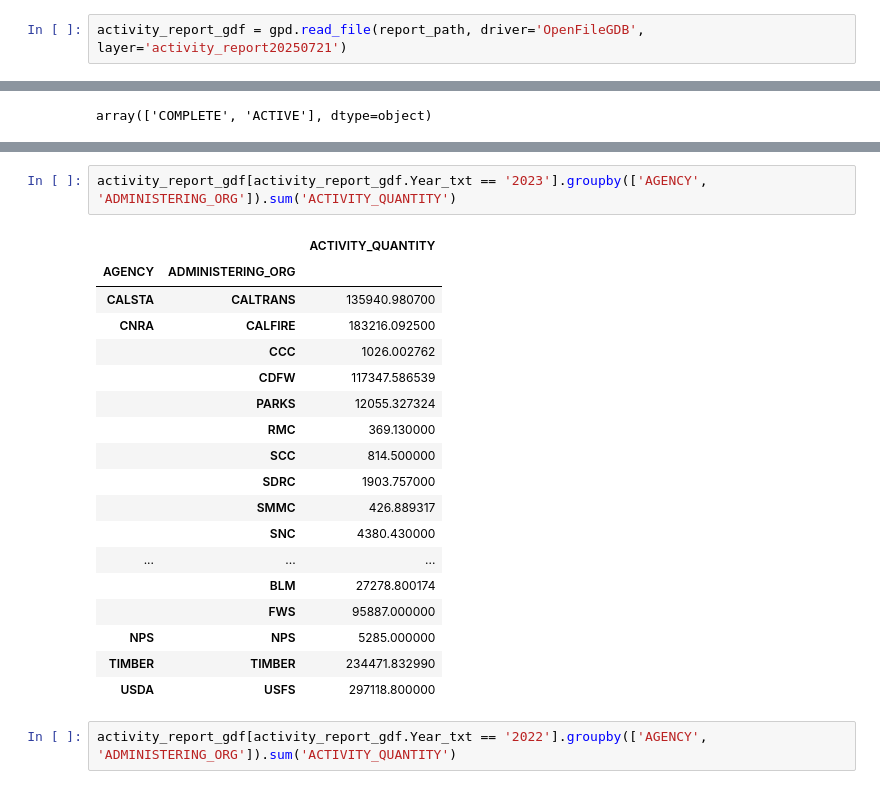
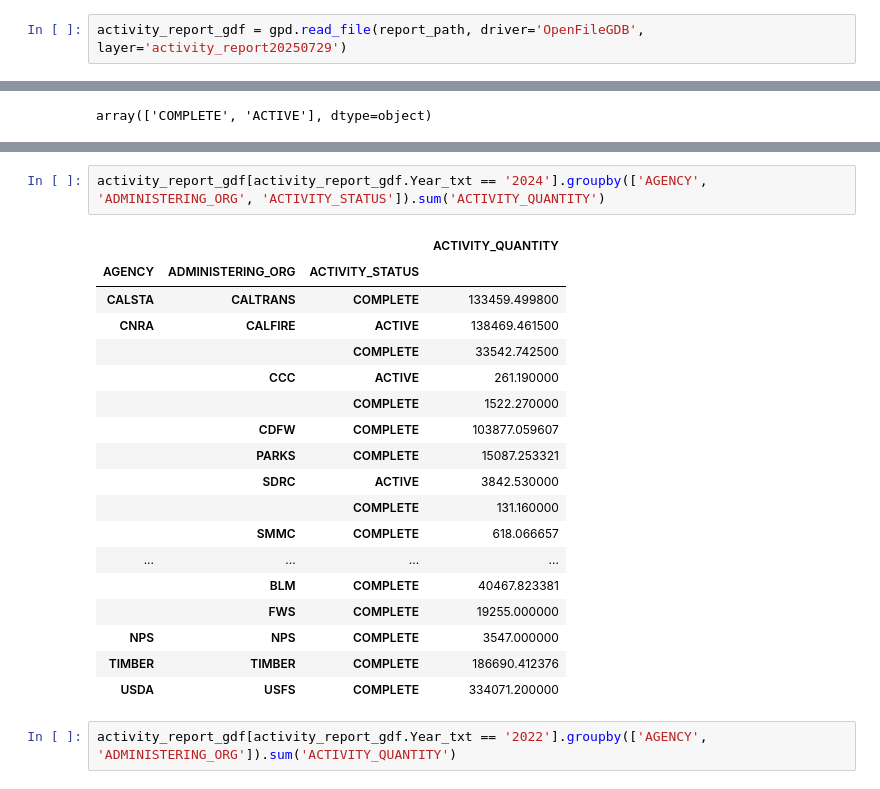
Before and after one commit to klinucsd/interagency-tracking-system, a Jupyter notebook: notebooks/Append.ipynb, the cells around one changed output, grey strips where cells are left out. Drawn from its saved outputs; the diff is of its cells as text.

```diff
--- a/notebooks/Append.ipynb
+++ b/notebooks/Append.ipynb
@@ -232,5 +299,5 @@ D:\WORK\wildfire\Interagency-Tracking-System\its\ITSGDB_backup\V2.0\reports.gdb
 # %%
-activity_report_gdf = gpd.read_file(report_path, driver='OpenFileGDB', layer='activity_report20250721')
+activity_report_gdf = gpd.read_file(report_path, driver='OpenFileGDB', layer='activity_report20250729')
 # %%
 activity_report_gdf.ACTIVITY_STATUS.unique()
 # %% [output]
@@ -254,24 +321,24 @@ activity_report_gdf[activity_report_gdf.ACTIVITY_CAT.isna()]
 # %%
-activity_report_gdf[activity_report_gdf.Year_txt == '2023'].groupby(['AGENCY', 'ADMINISTERING_ORG']).sum('ACTIVITY_QUANTITY')
+activity_report_gdf[activity_report_gdf.Year_txt == '2024'].groupby(['AGENCY', 'ADMINISTERING_ORG', 'ACTIVITY_STATUS']).sum('ACTIVITY_QUANTITY')
 # %% [output]
-|  |  | ACTIVITY_QUANTITY |
-| AGENCY | ADMINISTERING_ORG |  |
-| CALSTA | CALTRANS | 135940.980700 |
-| CNRA | CALFIRE | 183216.092500 |
-|  | CCC | 1026.002762 |
-|  | CDFW | 117347.586539 |
-|  | PARKS | 12055.327324 |
-|  | RMC | 369.130000 |
-|  | SCC | 814.500000 |
-|  | SDRC | 1903.757000 |
-|  | SMMC | 426.889317 |
-|  | SNC | 4380.430000 |
-| ... | ... | ... |
-|  | BLM | 27278.800174 |
-|  | FWS | 95887.000000 |
-| NPS | NPS | 5285.000000 |
-| TIMBER | TIMBER | 234471.832990 |
-| USDA | USFS | 297118.800000 |
+|  |  |  | ACTIVITY_QUANTITY |
+| AGENCY | ADMINISTERING_ORG | ACTIVITY_STATUS |  |
+| CALSTA | CALTRANS | COMPLETE | 133459.499800 |
+| CNRA | CALFIRE | ACTIVE | 138469.461500 |
+|  |  | COMPLETE | 33542.742500 |
+|  | CCC | ACTIVE | 261.190000 |
+|  |  | COMPLETE | 1522.270000 |
+|  | CDFW | COMPLETE | 103877.059607 |
+|  | PARKS | COMPLETE | 15087.253321 |
+|  | SDRC | ACTIVE | 3842.530000 |
+|  |  | COMPLETE | 131.160000 |
+|  | SMMC | COMPLETE | 618.066657 |
+| ... | ... | ... | ... |
+|  | BLM | COMPLETE | 40467.823381 |
+|  | FWS | COMPLETE | 19255.000000 |
+| NPS | NPS | COMPLETE | 3547.000000 |
+| TIMBER | TIMBER | COMPLETE | 186690.412376 |
+| USDA | USFS | COMPLETE | 334071.200000 |
 # %%
 activity_report_gdf[activity_report_gdf.Year_txt == '2022'].groupby(['AGENCY', 'ADMINISTERING_ORG']).sum('ACTIVITY_QUANTITY')
 # %% [output]
```
Also changed, not shown: parts of 15 cells of this notebook, 5 other files.
